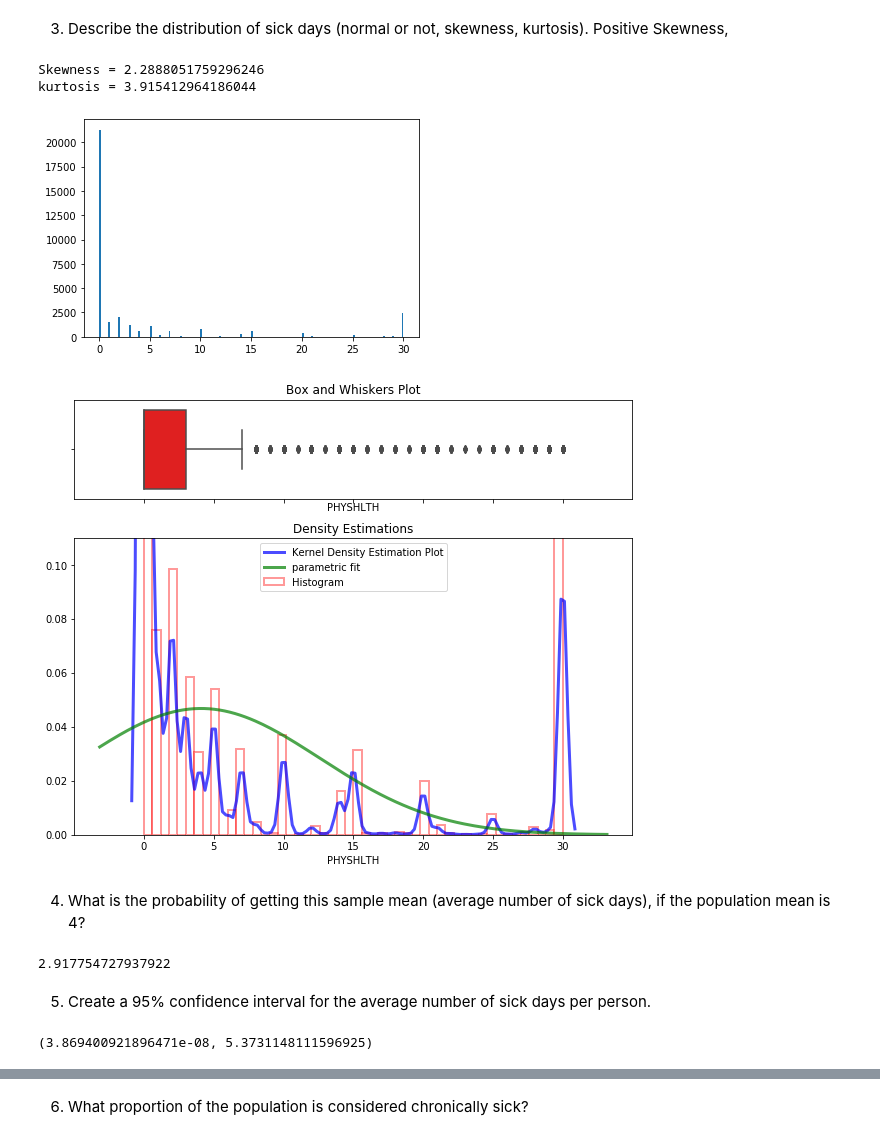
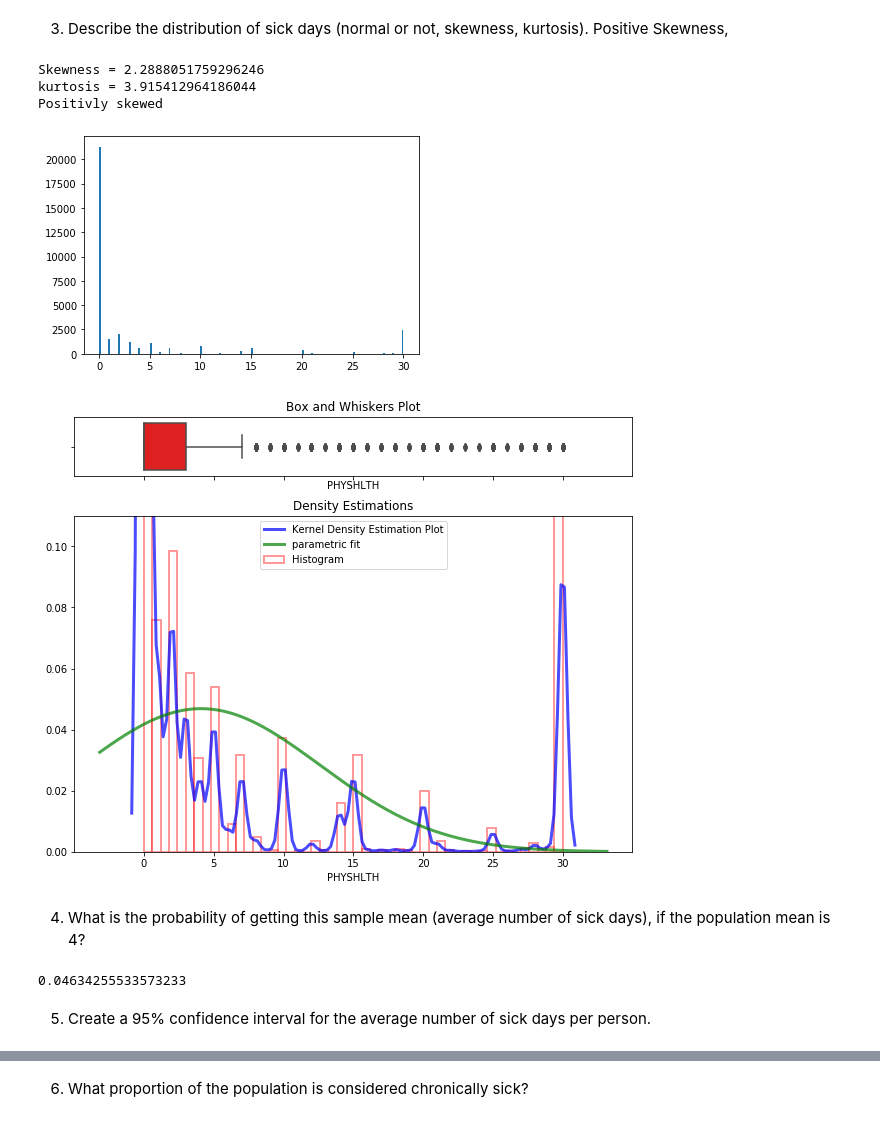
Before and after one commit to k0marrr1/nyc-mhtn-ds-010620-lectures, a Jupyter notebook: week_5/case_stud_stats/Statistical_Tests_Applied.ipynb, the cells around one changed output, grey strips where cells are left out. Saved outputs shown, nothing was run; the diff lists cells and outputs as text; code cells hidden in the pictures.

```diff
--- a/week_5/case_stud_stats/Statistical_Tests_Applied.ipynb
+++ b/week_5/case_stud_stats/Statistical_Tests_Applied.ipynb
@@ -576,64 +576,53 @@ Positive Skewness,
 plt.hist(df.PHYSHLTH, bins='auto')
 print ('Skewness =', skew(df.PHYSHLTH))
 print ('kurtosis =', kurtosis(df.PHYSHLTH))
+print ('Positivly skewed')
 # %% [output]
 Skewness = 2.2888051759296246
 kurtosis = 3.915412964186044
+Positivly skewed
 [figure]
 # %%
 import seaborn as sns
 import scipy.stats as stats
 from scipy.stats import kurtosis, skew
-fig, (ax, ax2) = plt.subplots(2, sharex=True, gridspec_kw={"height_ratios": (.25, .75)}, figsize = (10,8) )
+fig, (ax, ax2) = plt.subplots(2, sharex=True, gridspec_kw={"height_ratios": (.15, .85)}, figsize = (10,8) )
 
 sns.distplot(df.PHYSHLTH,
              hist=True, hist_kws={
                                   "linewidth": 2,
                                   "edgecolor" :'red',
                                   "alpha": 0.4,
                                   "color":  "w",
                                   "label": "Histogram",
                                   },
              kde=True, kde_kws = {'linewidth': 3,
                                   'color': "blue",
                                   "alpha": 0.7,
                                   'label':'Kernel Density Estimation Plot'
                                  },
              fit= stats.norm, fit_kws = {'color' : 'green',
                                          'label' : 'parametric fit',
                                          "alpha": 0.7,
                                           'linewidth':3},
              ax=ax2)
 ax2.set_title('Density Estimations')
 
 sns.boxplot(x=df.PHYSHLTH, ax = ax,color = 'red')
 ax.set_title('Box and Whiskers Plot')
 ax2.set(ylim=(0, .08))
 plt.ylim(0,0.11)
 plt.legend();
 # %% [output]
-[figure, old version]
+[figure, new version]
 # %% [markdown]
 4) What is the probability of getting this sample mean (average number of sick days), if the population mean is 4?
 # %%
 import math
 pop_m = 4
-pop_std = sampleStd/math.sqrt(df['PHYSHLTH'].std())
-pop_std
+ns_std = sampleStd/math.sqrt(len(df['PHYSHLTH']))
+ns_std
 # %% [output]
-2.917754727937922
+0.04634255533573233
 # %% [markdown]
 5) Create a 95% confidence interval for the average number of sick days per person.
-# %%
-from math import sqrt
-x_bar = sampleM # sample mean
-n = len(df.PHYSHLTH) # lenght of sample
-sigma = pop_std # sd of population
-mu = pop_m # Population mean
-
-z = (x_bar - mu)/(sigma/sqrt(n))
-
-p = 1 - stats.norm.cdf(z)
-(p,z)
-# %% [output]
-(3.869400921896471e-08, 5.3731148111596925)
```
Also changed, not shown: parts of 21 cells of this notebook.
